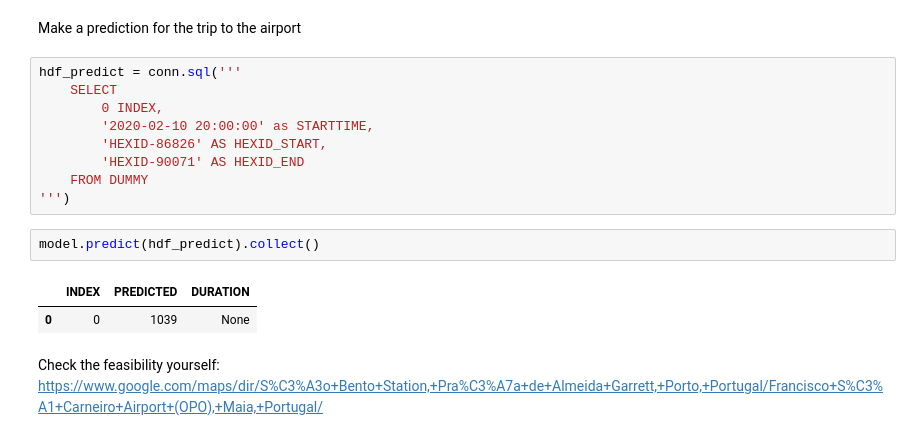
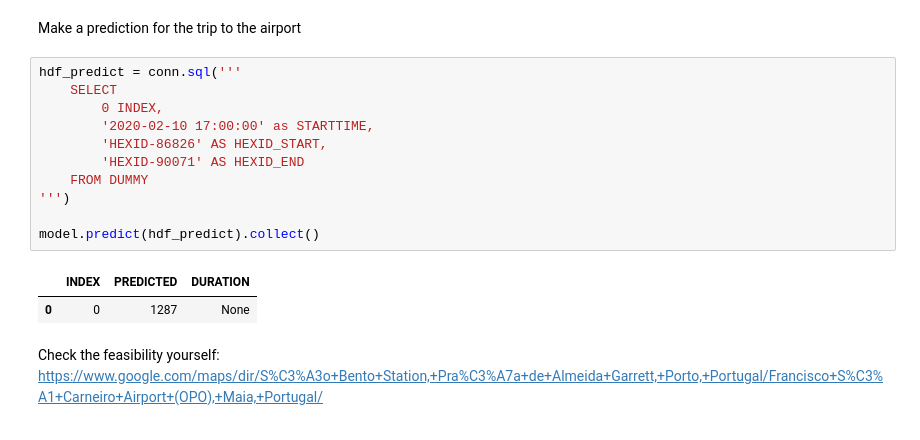
Before and after one commit to mkemeter/public, a Jupyter notebook: TaxiTrajectories.ipynb, the cells around one changed output. Cells and saved outputs as stored; diff of their text form.

```diff
--- a/Taxi Trajectories.ipynb
+++ b/TaxiTrajectories.ipynb
@@ -1214,16 +1223,16 @@ Make a prediction for the trip to the airport
 # %%
 hdf_predict = conn.sql('''
     SELECT
         0 INDEX,
-        '2020-02-10 20:00:00' as STARTTIME,
+        '2020-02-10 17:00:00' as STARTTIME,
         'HEXID-86826' AS HEXID_START,
         'HEXID-90071' AS HEXID_END
     FROM DUMMY
 ''')
+
+model.predict(hdf_predict).collect()
+# %% [output]
+|  | INDEX | PREDICTED | DURATION |
+| 0 | 0 | 1287 | None |
-# %%
-model.predict(hdf_predict).collect()
-# %% [output]
-|  | INDEX | PREDICTED | DURATION |
-| 0 | 0 | 1039 | None |
 # %% [markdown]
 Check the feasibility yourself: https://www.google.com/maps/dir/S%C3%A3o+Bento+Station,+Pra%C3%A7a+de+Almeida+Garrett,+Porto,+Portugal/Francisco+S%C3%A1+Carneiro+Airport+(OPO),+Maia,+Portugal/
```
Also changed, not shown: parts of 1 cell of this notebook.
